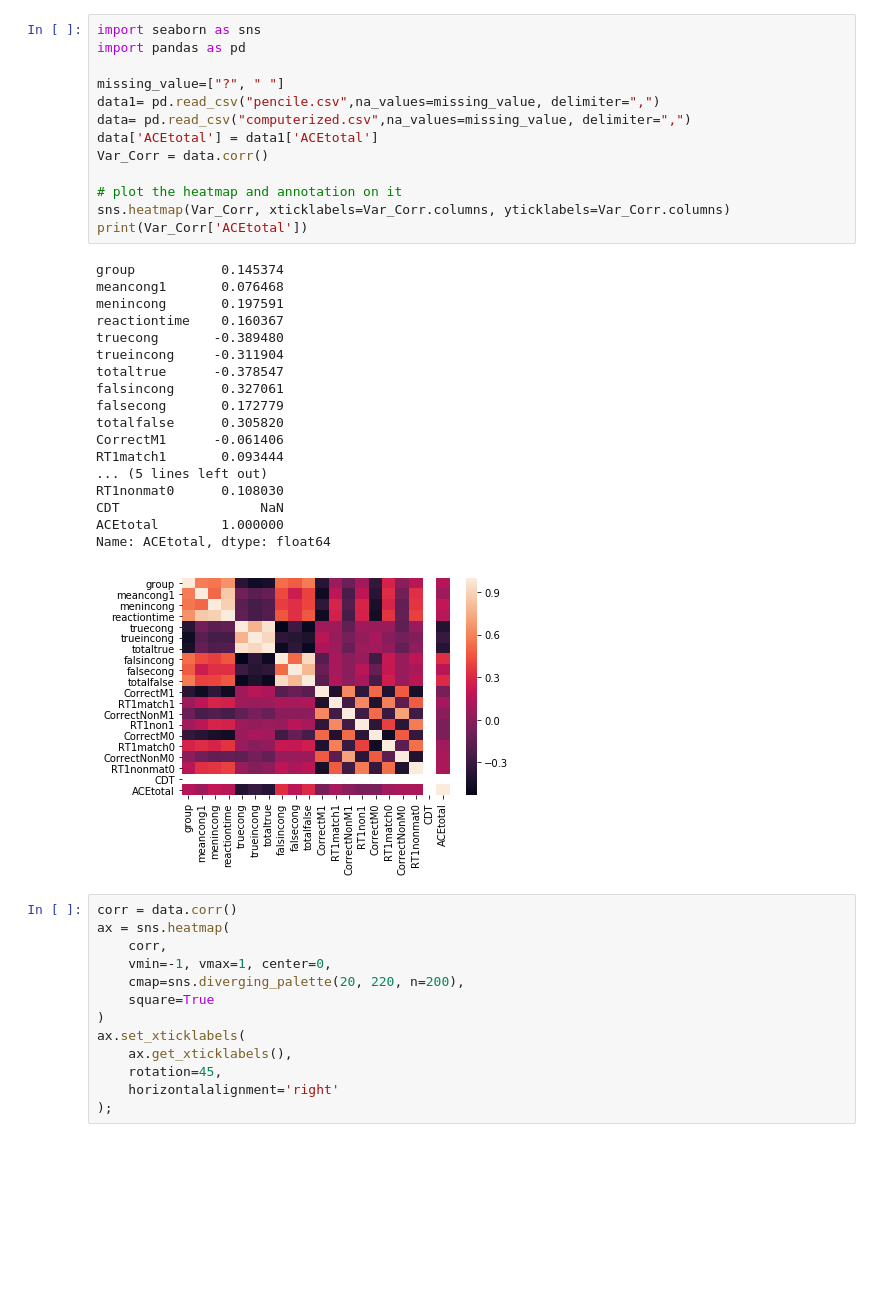
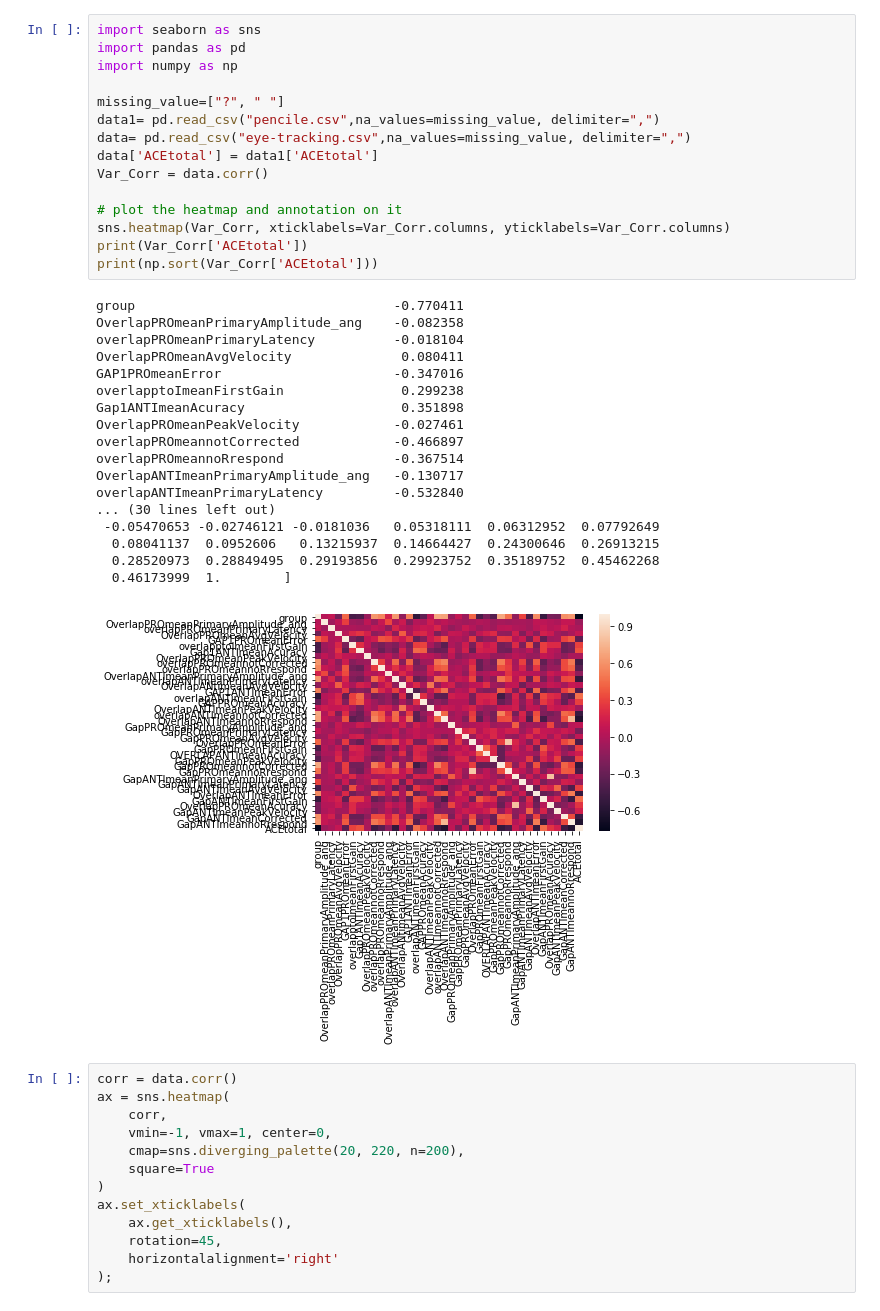
Before and after one commit to aminkhod/Eye_tracking-Neuroscience, a Jupyter notebook: correlation.ipynb, the cells around one changed output. Saved outputs shown, nothing was run; the diff lists cells and outputs as text; blank space fills up the shorter version.

```diff
--- a/correlation.ipynb
+++ b/correlation.ipynb
@@ -1,35 +1,37 @@
 # %%
 import seaborn as sns
 import pandas as pd
+import numpy as np
 
 missing_value=["?", " "]
 data1= pd.read_csv("pencile.csv",na_values=missing_value, delimiter=",")
-data= pd.read_csv("computerized.csv",na_values=missing_value, delimiter=",")
+data= pd.read_csv("eye-tracking.csv",na_values=missing_value, delimiter=",")
 data['ACEtotal'] = data1['ACEtotal']
 Var_Corr = data.corr()
 
 # plot the heatmap and annotation on it
 sns.heatmap(Var_Corr, xticklabels=Var_Corr.columns, yticklabels=Var_Corr.columns)
 print(Var_Corr['ACEtotal'])
+print(np.sort(Var_Corr['ACEtotal']))
 # %% [output]
-group           0.145374
-meancong1       0.076468
-menincong       0.197591
-reactiontime    0.160367
-truecong       -0.389480
-trueincong     -0.311904
-totaltrue      -0.378547
-falsincong      0.327061
-falsecong       0.172779
-totalfalse      0.305820
-CorrectM1      -0.061406
-RT1match1       0.093444
-... (5 lines left out)
-RT1nonmat0      0.108030
-CDT                  NaN
-ACEtotal        1.000000
-Name: ACEtotal, dtype: float64
+group                                 -0.770411
+OverlapPROmeanPrimaryAmplitude_ang    -0.082358
+overlapPROmeanPrimaryLatency          -0.018104
+OverlapPROmeanAvgVelocity              0.080411
+GAP1PROmeanError                      -0.347016
+overlapptoImeanFirstGain               0.299238
+Gap1ANTImeanAcuracy                    0.351898
+OverlapPROmeanPeakVelocity            -0.027461
+overlapPROmeannotCorrected            -0.466897
+overlapPROmeannoRrespond              -0.367514
+OverlapANTImeanPrimaryAmplitude_ang   -0.130717
+overlapANTImeanPrimaryLatency         -0.532840
+... (30 lines left out)
+ -0.05470653 -0.02746121 -0.0181036   0.05318111  0.06312952  0.07792649
+  0.08041137  0.0952606   0.13215937  0.14664427  0.24300646  0.26913215
+  0.28520973  0.28849495  0.29193856  0.29923752  0.35189752  0.45462268
+  0.46173999  1.        ]
-[figure, old version]
+[figure, new version]
 # %%
 corr = data.corr()
 ax = sns.heatmap(
```
Also changed, not shown: 1 other file.
